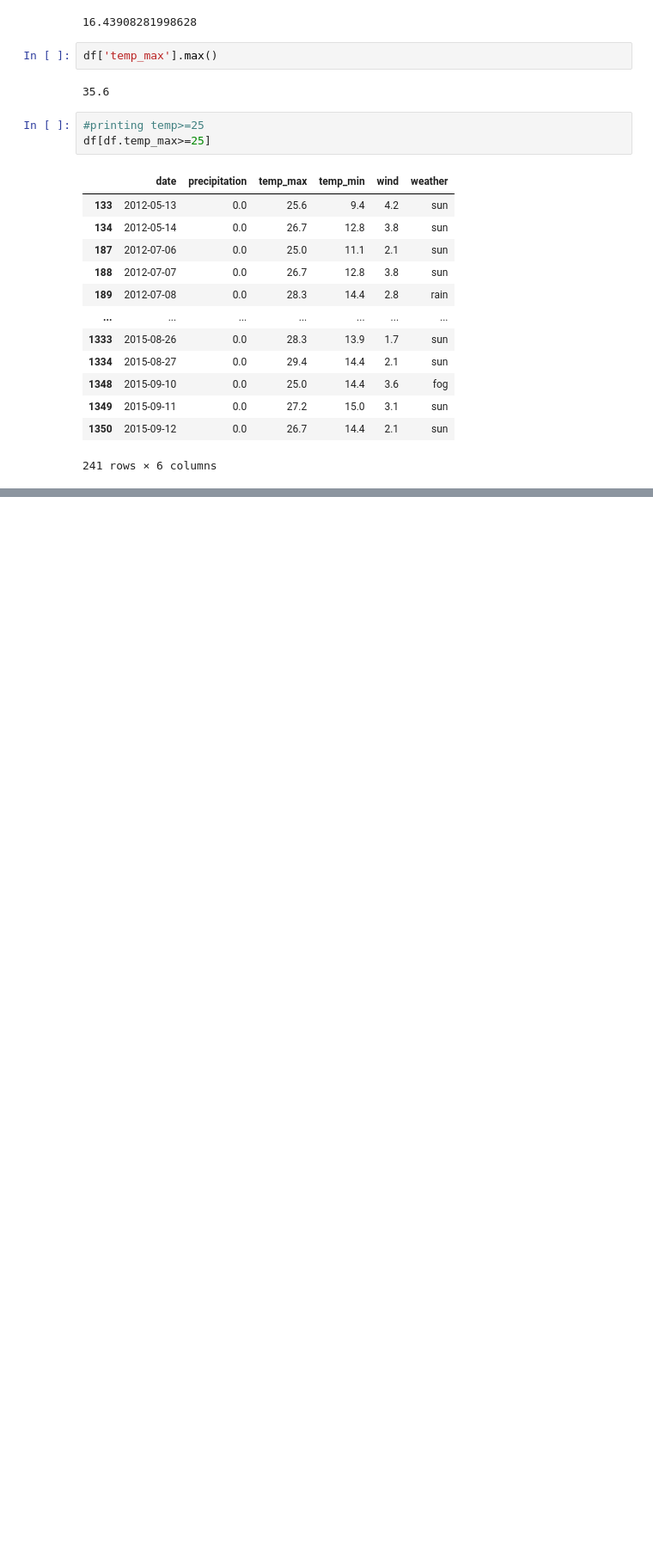
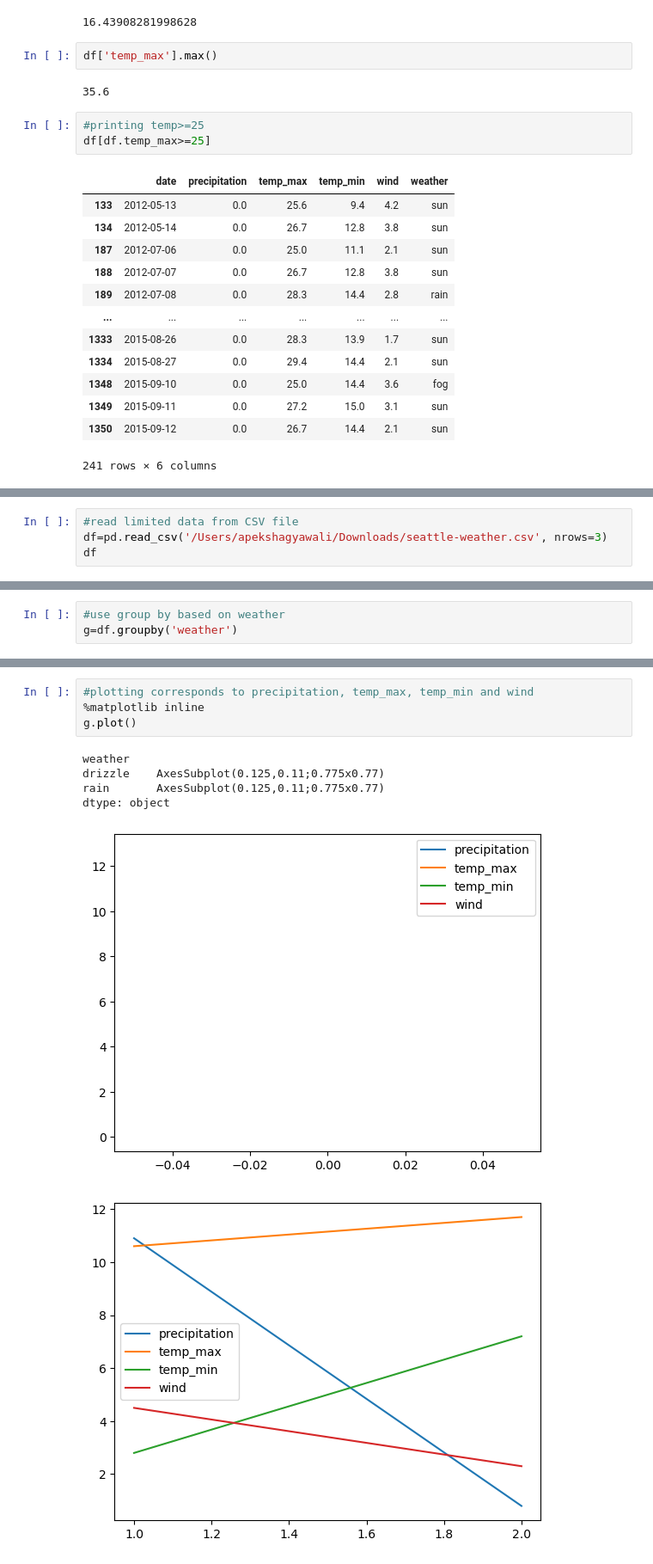
Before and after one commit to Apexshya/pandas, a Jupyter notebook: pandas_2.ipynb, the cells around one changed output, grey strips where cells are left out. Shown at 86% size. Drawn from its saved outputs; the diff is of its cells as text; blank space fills up the shorter version.

```diff
--- a/pandas_2.ipynb
+++ b/pandas_2.ipynb
@@ -65,0 +201,4 @@ df[df.temp_max>=25]
+# %%
+#read limited data from CSV file
+df=pd.read_csv('/Users/apekshagyawali/Downloads/seattle-weather.csv', nrows=3)
+df
@@ -65,0 +210,3 @@ df[df.temp_max>=25]
+# %%
+#use group by based on weather
+g=df.groupby('weather')
@@ -65,0 +265,11 @@ df[df.temp_max>=25]
+# %%
+#plotting corresponds to precipitation, temp_max, temp_min and wind
+%matplotlib inline
+g.plot()
+# %% [output]
+weather
+drizzle    AxesSubplot(0.125,0.11;0.775x0.77)
+rain       AxesSubplot(0.125,0.11;0.775x0.77)
+dtype: object
+[figure, added]
+[figure, added]
```
Also changed, not shown: parts of 16 cells of this notebook, 1 other file.
